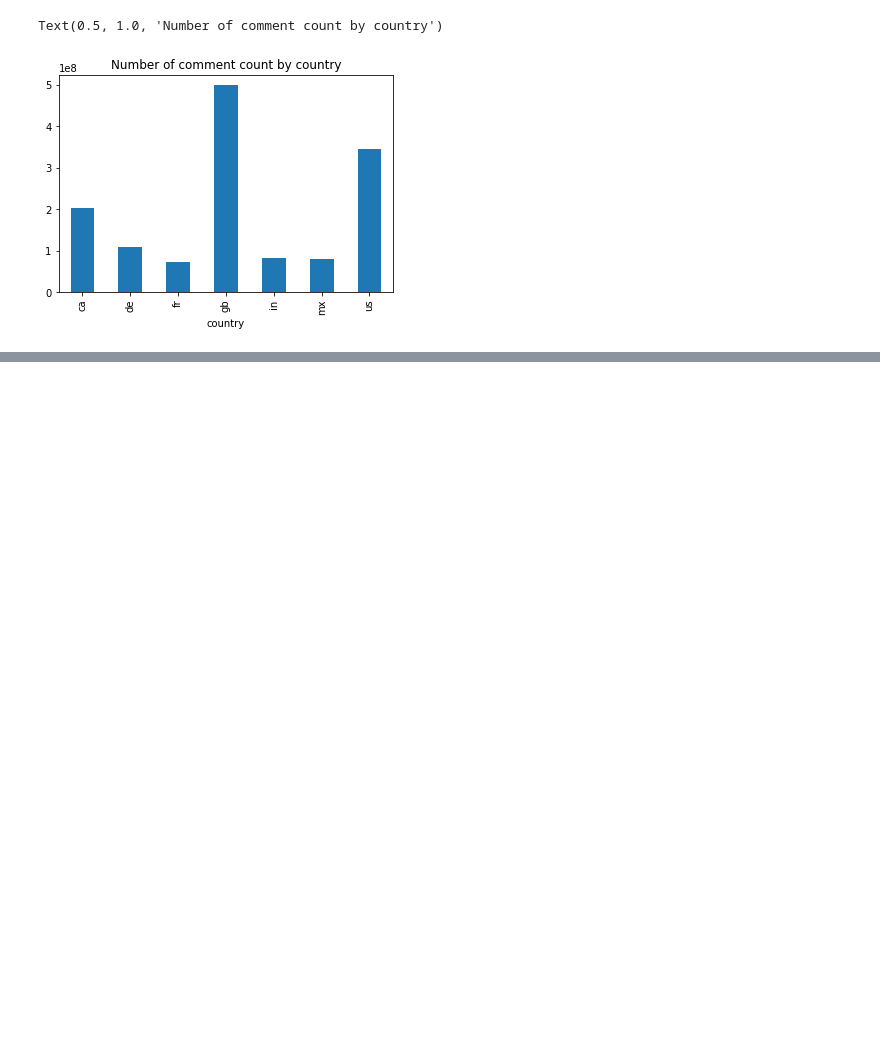
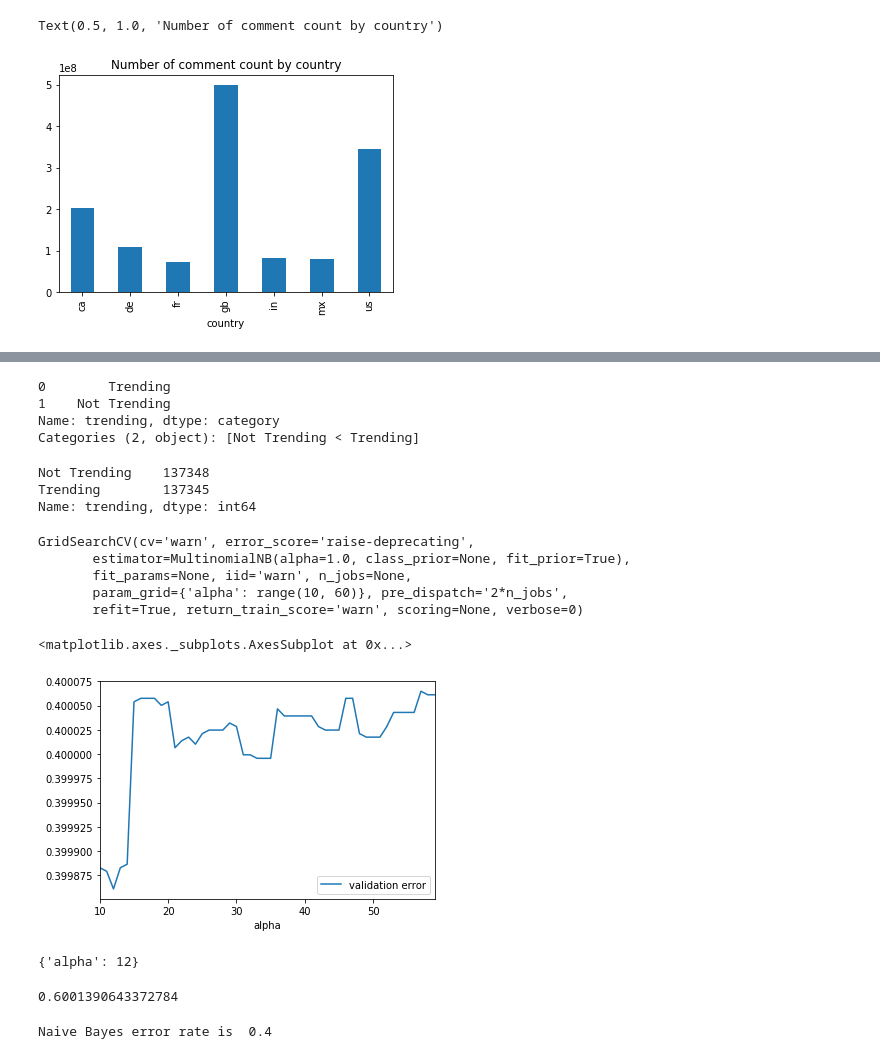
Before and after one commit to srivasis/MA384, a Jupyter notebook: AllDataStatistics.ipynb, the cells around one changed output, grey strips where cells are left out. Saved outputs shown, nothing was run; the diff lists cells and outputs as text; code cells hidden in the pictures; blank space fills up the shorter version.

```diff
--- a/AllDataStatistics.ipynb
+++ b/AllDataStatistics.ipynb
@@ -75,0 +106,49 @@ Text(0.5, 1.0, 'Number of comment count by country')
+# %%
+target = allData.trending
+target.head(2)
+# %% [output]
+0        Trending
+1    Not Trending
+Name: trending, dtype: category
+Categories (2, object): [Not Trending < Trending]
+# %%
+target.value_counts()
+# %% [output]
+Not Trending    137348
+Trending        137345
+Name: trending, dtype: int64
+# %%
+NBayes = MultinomialNB()
+# %%
+parameters={'alpha':range(1,15)}
+# %%
+NBayesCV = GridSearchCV(NBayes, param_grid=parameters)
+# %%
+NBayesCV.fit(attributes,target)
+# %% [output]
+GridSearchCV(cv='warn', error_score='raise-deprecating',
+       estimator=MultinomialNB(alpha=1.0, class_prior=None, fit_prior=True),
+       fit_params=None, iid='warn', n_jobs=None,
+       param_grid={'alpha': range(10, 60)}, pre_dispatch='2*n_jobs',
+       refit=True, return_train_score='warn', scoring=None, verbose=0)
+# %%
+error = pd.DataFrame()
+error['alpha'] = parameters['alpha']
+error['validation error'] = 1 - NBayesCV.cv_results_['mean_test_score']
+error.plot.line(x='alpha',y='validation error')
+# %% [output]
+<matplotlib.axes._subplots.AxesSubplot at 0x...>
+[figure, added]
+# %%
+NBayesCV.best_params_
+# %% [output]
+{'alpha': 12}
+# %%
+NBayesCV.best_score_
+# %% [output]
+0.6001390643372784
+# %%
+error_rate = 1 - NBayesCV.best_score_
+print('Naive Bayes error rate is ', error_rate.round(2))
+# %% [output]
+Naive Bayes error rate is  0.4
```
Also changed, not shown: parts of 15 cells of this notebook, 1 other file.
